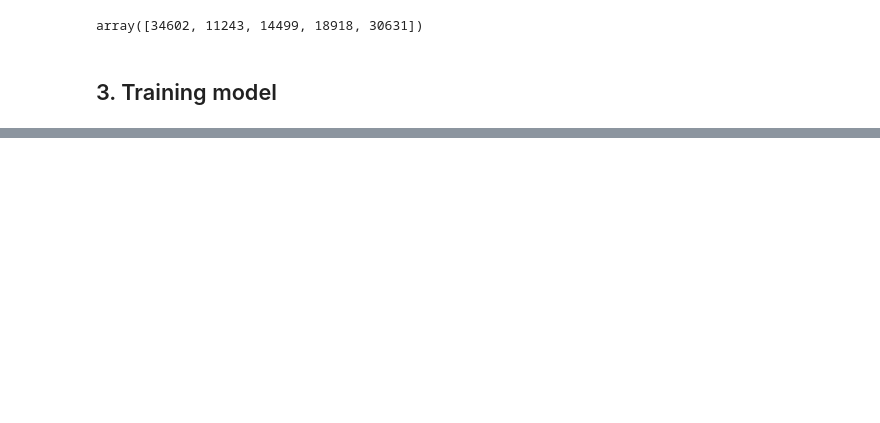
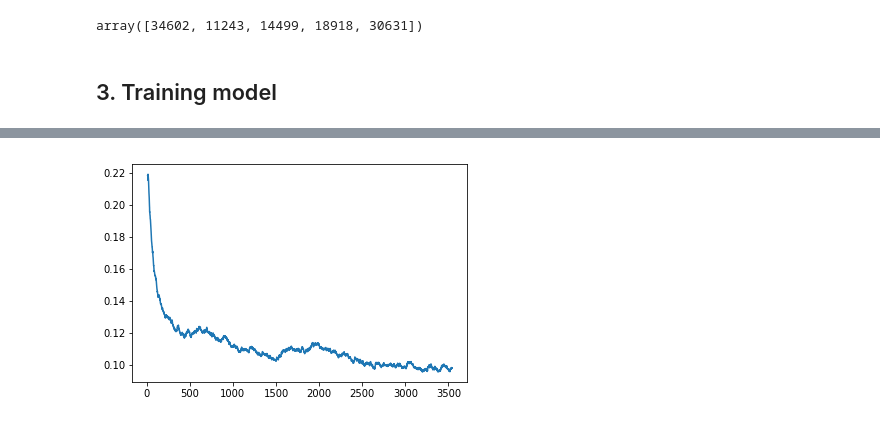
Before and after one commit to zjgpf/Planet, a Jupyter notebook: Planet.ipynb, the cells around one changed output, grey strips where cells are left out. Cells and saved outputs as stored; diff of their text form; code cells hidden in the pictures; blank space fills up the shorter version.

```diff
--- a/Planet.ipynb
+++ b/Planet.ipynb
@@ -78,0 +112,3 @@ learn = ConvLearner.pretrained(arch,data,metrics=[f2])
+# %%
+lr = 0.2
+learn.fit(lr,3,cycle_len=1)
@@ -78,0 +126,5 @@ learn = ConvLearner.pretrained(arch,data,metrics=[f2])
+# %%
+learn.load(f'{sz}_1')
+lrs = np.array([lr/9,lr/3,lr])
+learn.unfreeze()
+%time learn.fit(lrs,3,cycle_len=1,cycle_mult=2)
@@ -78,0 +147,4 @@ learn = ConvLearner.pretrained(arch,data,metrics=[f2])
+# %%
+learn.sched.plot_loss()
+# %% [output]
+[figure, added]
```
Also changed, not shown: parts of 41 cells of this notebook.
